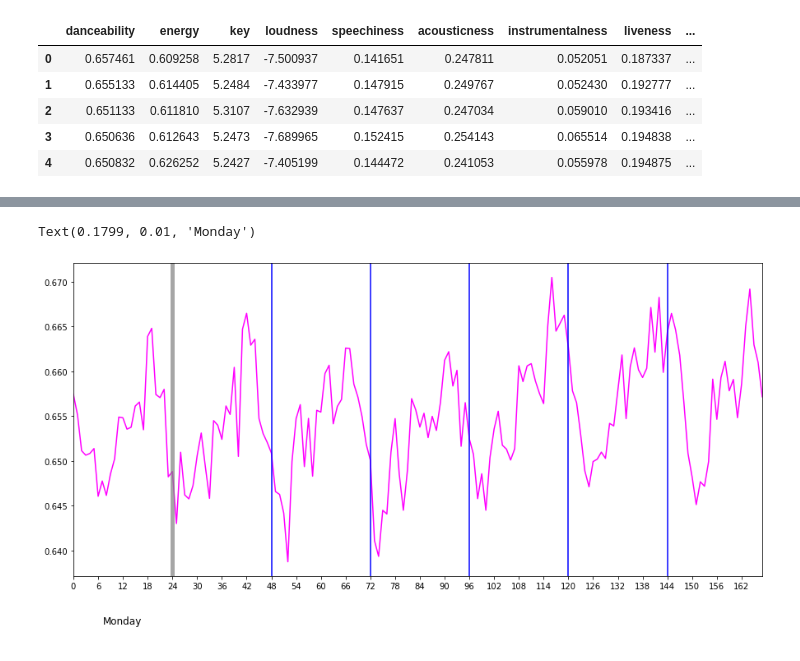
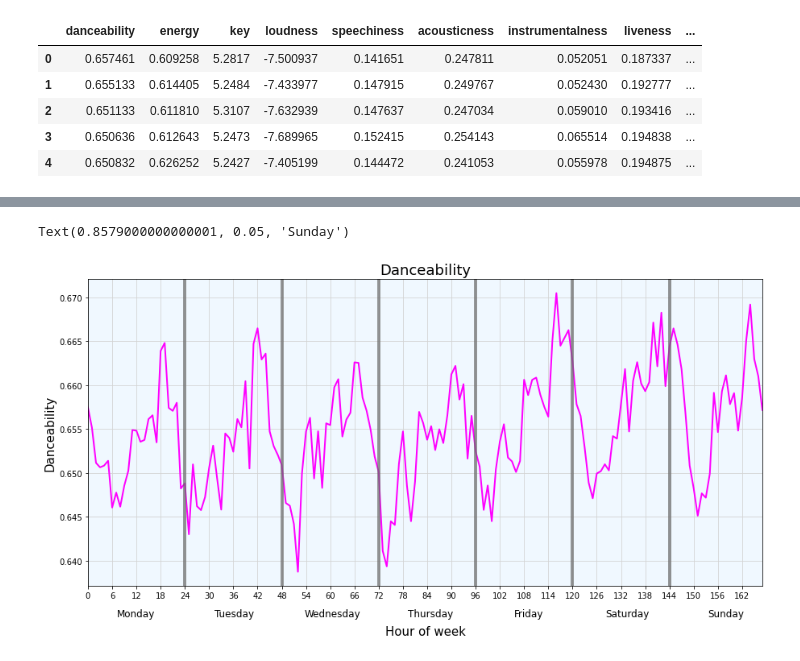
Before and after one commit to lejaja9/Friiiiiiiiiday, a Jupyter notebook: data_viz.ipynb, the cells around one changed output, grey strips where cells are left out. Cells and saved outputs as stored; diff of their text form; code cells hidden in the pictures.

```diff
--- a/data_viz.ipynb
+++ b/data_viz.ipynb
@@ -23,17 +23,30 @@ df_stats.plot(x="hour_of_week", y="loudness")
-# %%
-fig = plt.figure(figsize=(15,7))
-plt.margins(x = 0)
-plt.plot(df_stats['hour_of_week'],df_stats['danceability'], c = "magenta")
-
-plt.xticks(np.arange(0, 168, 6.0))
-plt.axvline(x = 24, alpha = 0.7, linewidth = 5, c = 'grey')
-plt.axvline(x = 48, lw = 1.5, c = 'b')
-plt.axvline(x = 72, lw = 1.5, c = 'b')
-plt.axvline(x = 96, lw = 1.5, c = 'b')
-plt.axvline(x = 120, lw = 1.5, c = 'b')
-plt.axvline(x = 144, lw = 1.5, c = 'b')
-
-plt.figtext(0.1799, 0.01, 'Monday', wrap = True, horizontalalignment = 'center', fontsize = 12)
-# %% [output]
-Text(0.1799, 0.01, 'Monday')
-[figure, removed]
+# %%
+fig = plt.figure(figsize=(15,7))
+ax = fig.add_subplot()
+plt.margins(x = 0)
+plt.plot(df_stats['hour_of_week'],df_stats['danceability'], c = "magenta", lw = 2)
+ax.set_facecolor('aliceblue')
+ax.grid(color = 'lightgray', alpha = 1)
+ax.set_title("Danceability", fontsize = 18)
+plt.xlabel('Hour of week', fontsize = 15, labelpad = 32)
+plt.ylabel('Danceability', fontsize = 15)
+
+plt.xticks(np.arange(0, 168, 6.0))
+plt.axvline(x = 24, alpha = 0.7, linewidth = 3.9, c = 'dimgray')
+plt.axvline(x = 48, alpha = 0.7, linewidth = 3.9, c = 'dimgrey')
+plt.axvline(x = 72, alpha = 0.7, linewidth = 3.9, c = 'dimgrey')
+plt.axvline(x = 96, alpha = 0.7, linewidth = 3.9, c = 'dimgrey')
+plt.axvline(x = 120, alpha = 0.7, linewidth = 3.9, c = 'dimgrey')
+plt.axvline(x = 144, alpha = 0.7, linewidth = 3.9, c = 'dimgrey')
+
+
+plt.figtext(0.1799, 0.05, 'Monday', wrap = True, horizontalalignment = 'center', fontsize = 12)
+plt.figtext(0.1799 + 0.113, 0.05, 'Tuesday', wrap = True, horizontalalignment = 'center', fontsize = 12)
+plt.figtext(0.1799 + 0.226, 0.05, 'Wednesday', wrap = True, horizontalalignment = 'center', fontsize = 12)
+plt.figtext(0.1799 + 0.339, 0.05, 'Thursday', wrap = True, horizontalalignment = 'center', fontsize = 12)
+plt.figtext(0.1799 + 0.452, 0.05, 'Friday', wrap = True, horizontalalignment = 'center', fontsize = 12)
+plt.figtext(0.1799 + 0.565, 0.05, 'Saturday', wrap = True, horizontalalignment = 'center', fontsize = 12)
+plt.figtext(0.1799 + 0.678, 0.05, 'Sunday', wrap = True, horizontalalignment = 'center', fontsize = 12)
+# %% [output]
+Text(0.8579000000000001, 0.05, 'Sunday')
+[figure, added]
```
Also changed, not shown: parts of 5 cells of this notebook.
